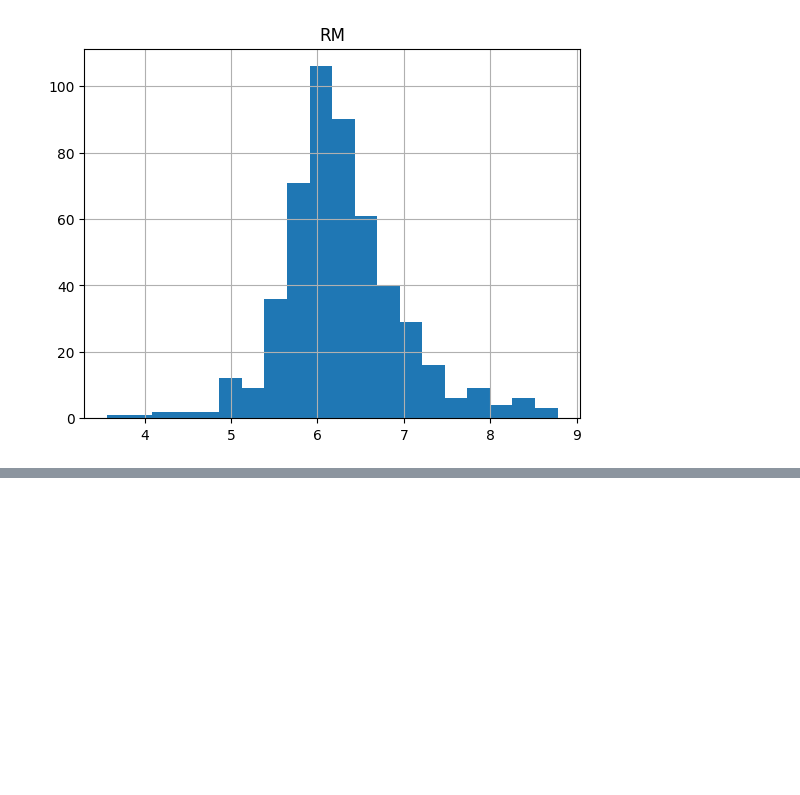
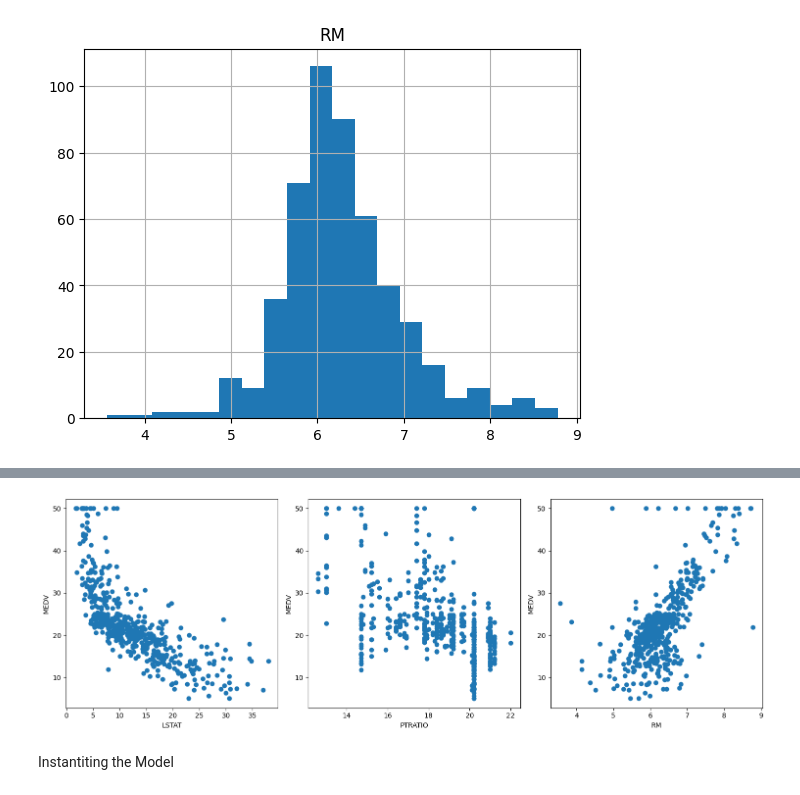
Before and after one commit to NishVish/Price-Prediction-Boston-Home-Price-, a Jupyter notebook: Price_Prediction_(Boston_Home_Price).ipynb, the cells around one changed output, grey strips where cells are left out. Saved outputs shown, nothing was run; the diff lists cells and outputs as text; code cells hidden in the pictures; blank space fills up the shorter version.

```diff
--- a/Price_Prediction_(Boston_Home_Price).ipynb
+++ b/Price_Prediction_(Boston_Home_Price).ipynb
@@ -125,0 +217,18 @@ plt.show()
+# %%
+import matplotlib.pyplot as plt
+
+lis = ['LSTAT', 'PTRATIO', 'RM']
+
+fig, axes = plt.subplots(nrows=1, ncols=len(lis), figsize=(15, 5))
+
+for i, x in enumerate(lis):
+    axes[i].scatter(df[x], df['MEDV'])
+    axes[i].set_xlabel(x)
+    axes[i].set_ylabel('MEDV')
+
+plt.tight_layout()
+plt.show()
+# %% [output]
+[figure, added]
+# %% [markdown]
+Instantiting the Model
```
Also changed, not shown: parts of 29 cells of this notebook.
